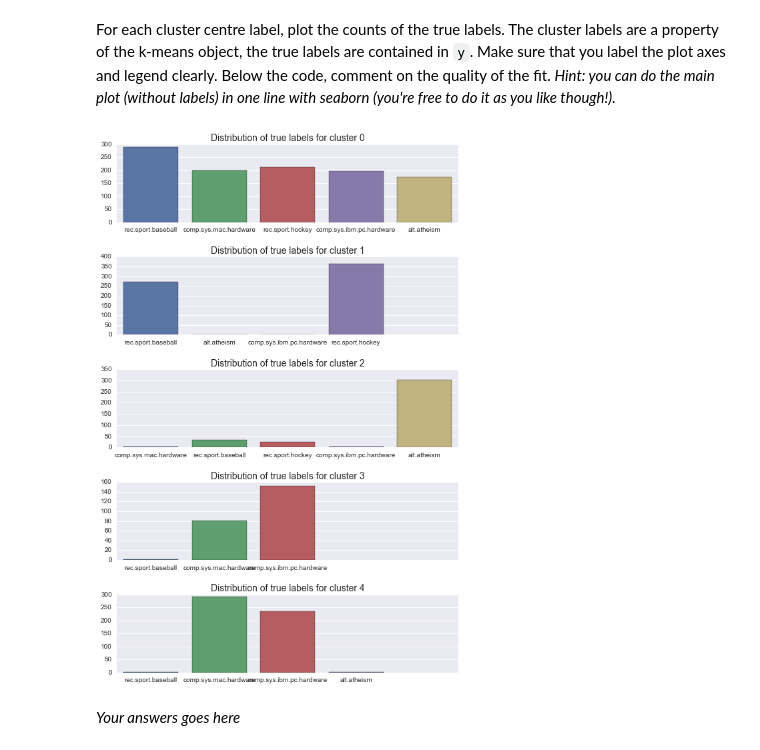
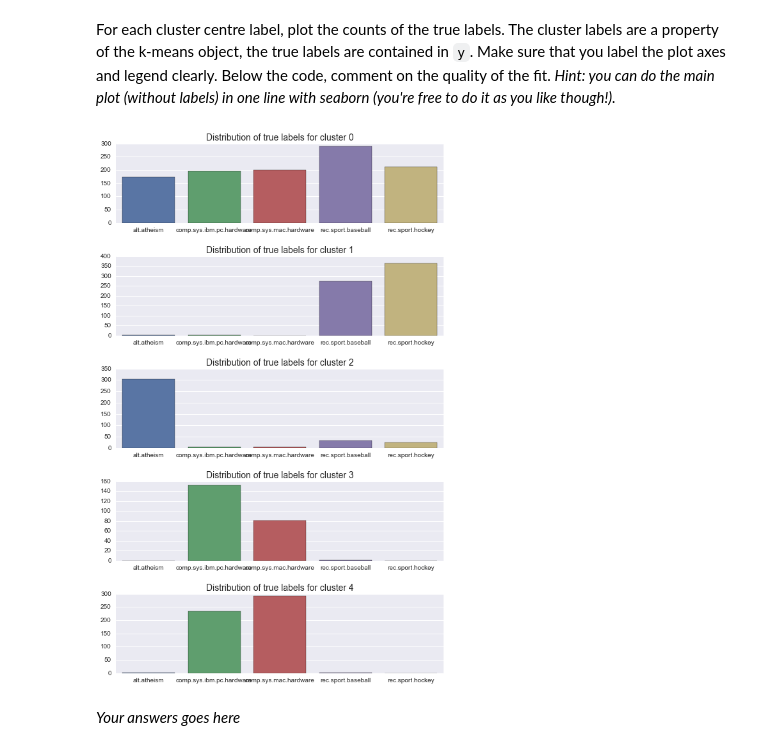
Before and after one commit to Dr-Alan-Turing/IAMachineLearning, a Jupyter notebook: 09_Assignment_4.ipynb, the cells around one changed output. Saved outputs shown, nothing was run; the diff lists cells and outputs as text; code cells hidden in the pictures.

```diff
--- a/09_Assignment_4.ipynb
+++ b/09_Assignment_4.ipynb
@@ -281,27 +281,39 @@ print(center_distances)
 For each cluster centre label, plot the counts of the true labels. The cluster labels are a property of the k-means object, the true labels are contained in `y`. Make sure that you label the plot axes and legend clearly. Below the code, comment on the quality of the fit. *Hint: you can do the main plot (without labels) in one line with seaborn (you're free to do it as you like though!).*
 # %%
 # Your code goes here
-cluster_labels = dict()
+possible_labels = ['alt.atheism', 'comp.sys.ibm.pc.hardware', 'comp.sys.mac.hardware', 'rec.sport.baseball', 'rec.sport.hockey']
+# Get labels + count for all clusters
+all_cluster_labels = dict()
 for cluster, label in zip(kmeans.labels_, y):
-    if cluster not in cluster_labels:
-        cluster_labels[cluster] = dict()
-    if label not in cluster_labels[cluster]:
-        cluster_labels[cluster][label] = 0
-    cluster_labels[cluster][label] += 1
-
+    if cluster not in all_cluster_labels:
+        all_cluster_labels[cluster] = dict()
+    if label not in all_cluster_labels[cluster]:
+        all_cluster_labels[cluster][label] = 0
+    all_cluster_labels[cluster][label] += 1
+# Plot labels + count for each cluster
 fig = 1
-f, ax = plt.subplots(1, 4, figsize=(8,12))
-for cluster in cluster_labels:
-    plt.subplot(5,1,fig)
-    ax = sns.barplot(range(len(cluster_labels[cluster])), cluster_labels[cluster].values())
-    ax.set(xticklabels=cluster_labels[cluster].keys())
-    plt.xlim(-0.5, len(cluster_labels)-0.5)
+f, ax = plt.subplots(1, len(all_cluster_labels), figsize=(8, 2.5*len(all_cluster_labels)))
+for cluster in all_cluster_labels:
+    # Get (label, count) tuples for current cluster
+    label_counts = zip(all_cluster_labels[cluster].keys(), all_cluster_labels[cluster].values())
+    # Initialise missing labels with count=0 (want consistent plots)
+    for l in possible_labels:
+        if l not in [l_c[0] for l_c in label_counts]:
+            label_counts.append((l, 0))
+    # Sort according to label (again: consistency)
+    label_counts.sort()
+    # Plot distribution of counts over labels
+    plt.subplot(len(all_cluster_labels), 1, fig)
+    labels = [l_c[0] for l_c in label_counts]
+    counts = [l_c[1] for l_c in label_counts]
+    ax = sns.barplot(range(len(labels)), counts)
+    ax.set(xticklabels=labels)
     plt.title('Distribution of true labels for cluster {0}'.format(cluster), fontsize=14)
     fig += 1
 plt.tight_layout(pad=2)
 plt.show()
 # %% [output]
-[figure, old version]
+[figure, new version]
 # %% [markdown]
 *Your answers goes here*
 # %% [markdown]
```
Also changed, not shown: parts of 6 cells of this notebook.
